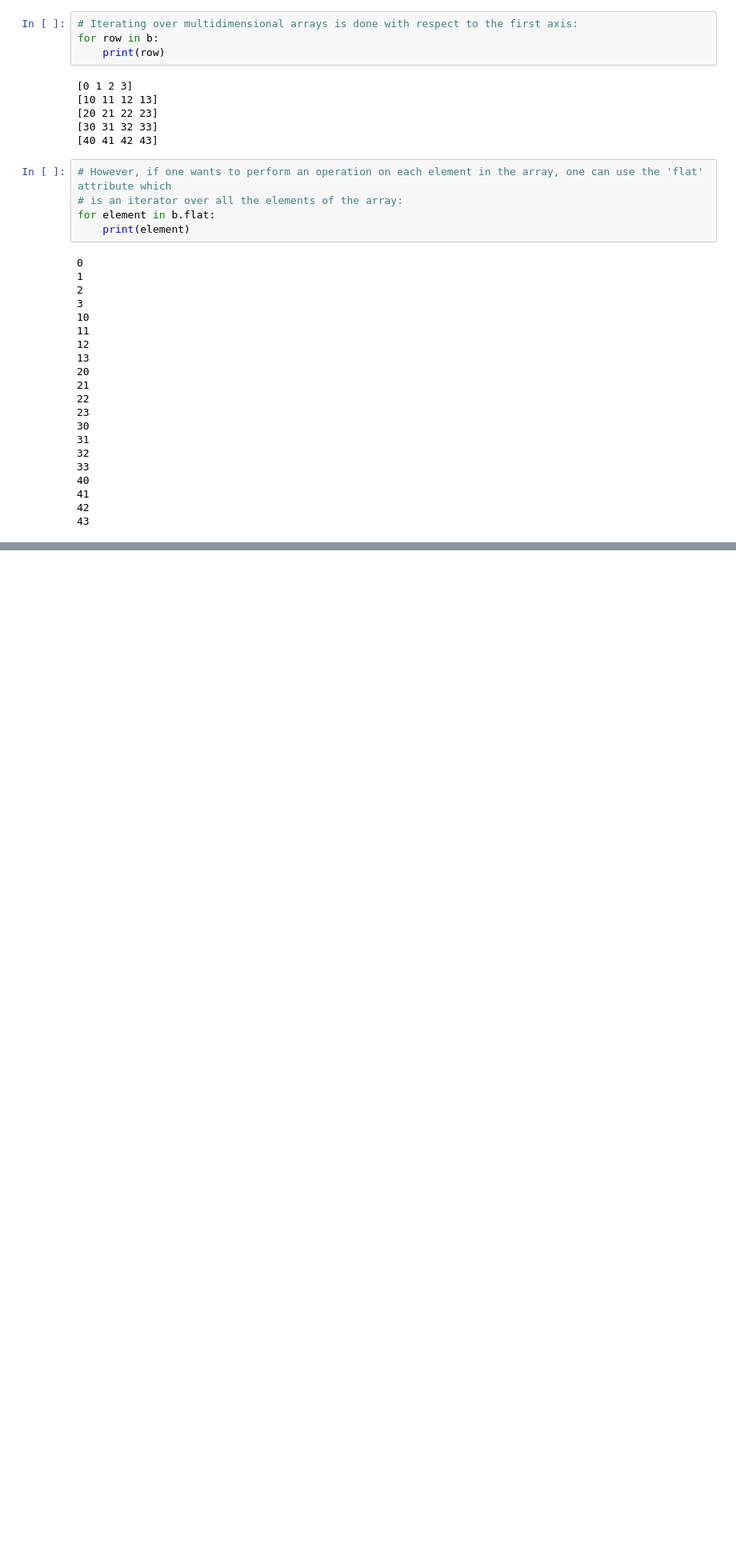
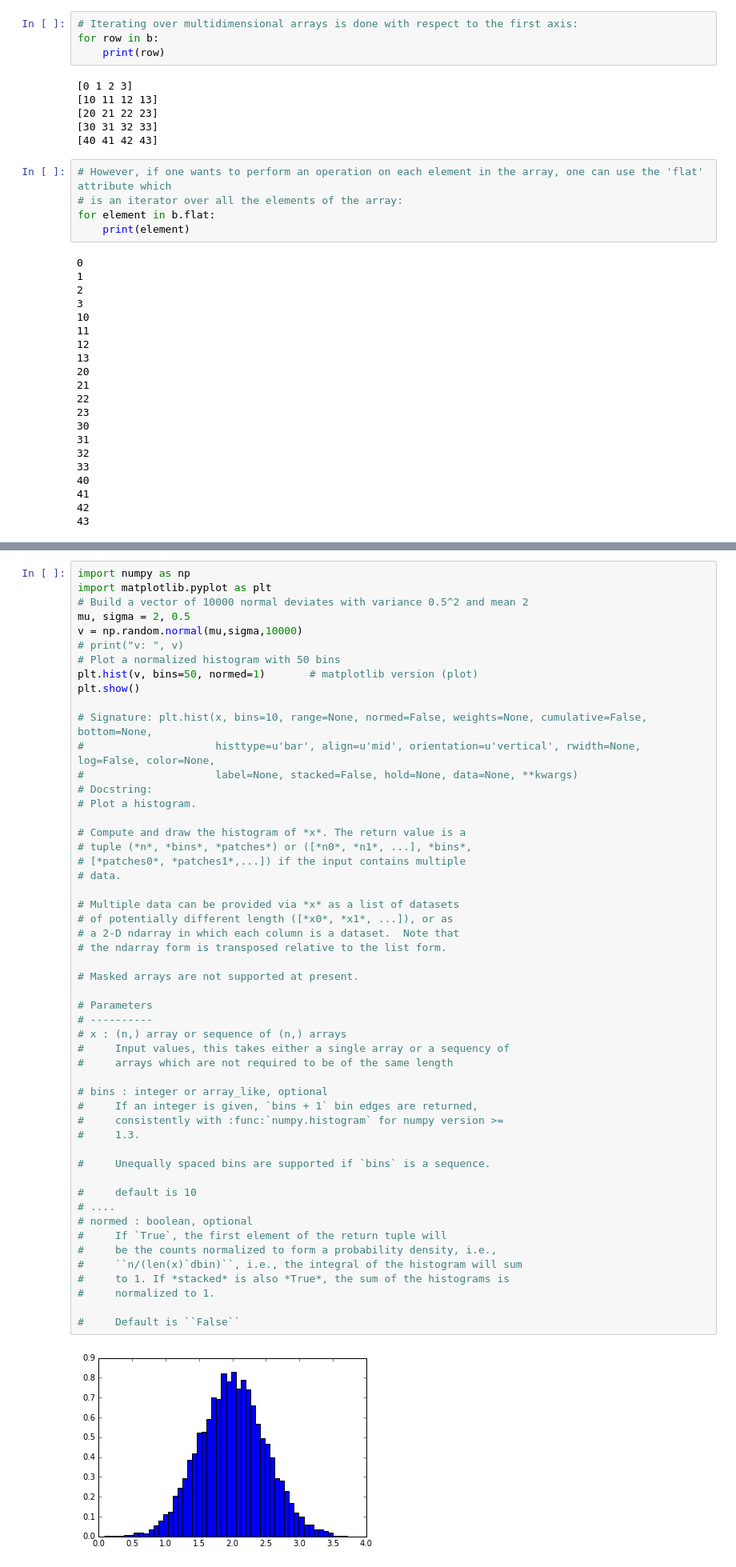
Before and after one commit to markyashar/sf16_ids1, a Jupyter notebook: class_materials/Numpy_Quickstart_Guide.ipynb, the cells around one changed output, grey strips where cells are left out. Shown: that part at 80% size. Cells and saved outputs as stored; diff of their text form; blank space fills up the shorter version.

```diff
--- a/class_materials/Numpy_Quickstart_Guide.ipynb
+++ b/class_materials/Numpy_Quickstart_Guide.ipynb
@@ -540,0 +1377,54 @@ a.reshape(3,-1) [[ 0.  3.  8.  6.]
+# %%
+import numpy as np
+import matplotlib.pyplot as plt
+# Build a vector of 10000 normal deviates with variance 0.5^2 and mean 2
+mu, sigma = 2, 0.5
+v = np.random.normal(mu,sigma,10000)
+# print("v: ", v)
+# Plot a normalized histogram with 50 bins
+plt.hist(v, bins=50, normed=1)       # matplotlib version (plot)
+plt.show()
+
+# Signature: plt.hist(x, bins=10, range=None, normed=False, weights=None, cumulative=False, bottom=None,
+#                     histtype=u'bar', align=u'mid', orientation=u'vertical', rwidth=None, log=False, color=None,
+#                     label=None, stacked=False, hold=None, data=None, **kwargs)
+# Docstring:
+# Plot a histogram.
+
+# Compute and draw the histogram of *x*. The return value is a
+# tuple (*n*, *bins*, *patches*) or ([*n0*, *n1*, ...], *bins*,
+# [*patches0*, *patches1*,...]) if the input contains multiple
+# data.
+
+# Multiple data can be provided via *x* as a list of datasets
+# of potentially different length ([*x0*, *x1*, ...]), or as
+# a 2-D ndarray in which each column is a dataset.  Note that
+# the ndarray form is transposed relative to the list form.
+
+# Masked arrays are not supported at present.
+
+# Parameters
+# ----------
+# x : (n,) array or sequence of (n,) arrays
+#     Input values, this takes either a single array or a sequency of
+#     arrays which are not required to be of the same length
+
+# bins : integer or array_like, optional
+#     If an integer is given, `bins + 1` bin edges are returned,
+#     consistently with :func:`numpy.histogram` for numpy version >=
+#     1.3.
+
+#     Unequally spaced bins are supported if `bins` is a sequence.
+
+#     default is 10
+# ....
+# normed : boolean, optional
+#     If `True`, the first element of the return tuple will
+#     be the counts normalized to form a probability density, i.e.,
+#     ``n/(len(x)`dbin)``, i.e., the integral of the histogram will sum
+#     to 1. If *stacked* is also *True*, the sum of the histograms is
+#     normalized to 1.
+
+#     Default is ``False``
+# %% [output]
+[figure, added]
```
Also changed, not shown: parts of 96 cells of this notebook.
